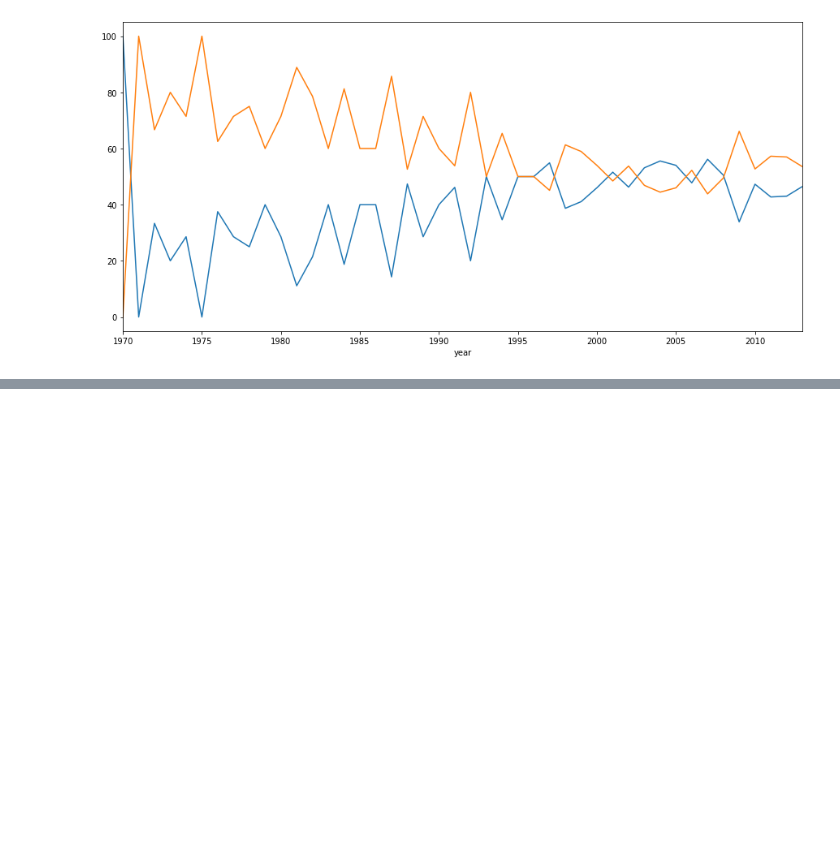
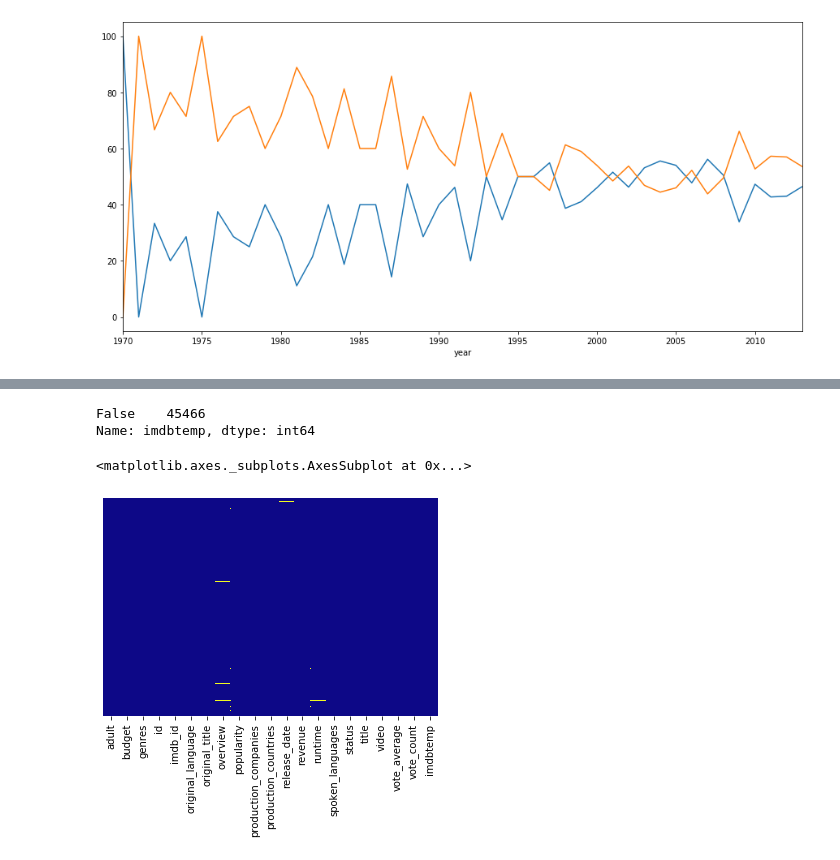
Before and after one commit to radhaparikh11/edamovietv, a Jupyter notebook: analysisnb.ipynb, the cells around one changed output, grey strips where cells are left out. Drawn from its saved outputs; the diff is of its cells as text; code cells hidden in the pictures; blank space fills up the shorter version.

Commit message:
joined a dataset, made a few heatmaps, removed a few nulls

```diff
--- a/analysisnb.ipynb
+++ b/analysisnb.ipynb
@@ -176,0 +124,3 @@ unstacked_movies['Fail Percentage'].plot(kind='line', ax=ax)
+# %%
+movies_metadatadf["imdbtemp"]=movies_metadatadf["imdb_id"].str.slice(2)
+movies_metadatadf.head()
@@ -176,0 +141,10 @@ unstacked_movies['Fail Percentage'].plot(kind='line', ax=ax)
+# %%
+movies_metadatadf["imdbtemp"].isna().value_counts() #checking if there are any na values
+# %% [output]
+False    45466
+Name: imdbtemp, dtype: int64
+# %%
+sns.heatmap(movies_metadatadf.isnull(), yticklabels = False, cbar = False, cmap = 'plasma') #to check for null values
+# %% [output]
+<matplotlib.axes._subplots.AxesSubplot at 0x...>
+[figure, added]
```
Also changed, not shown: parts of 37 cells of this notebook.
